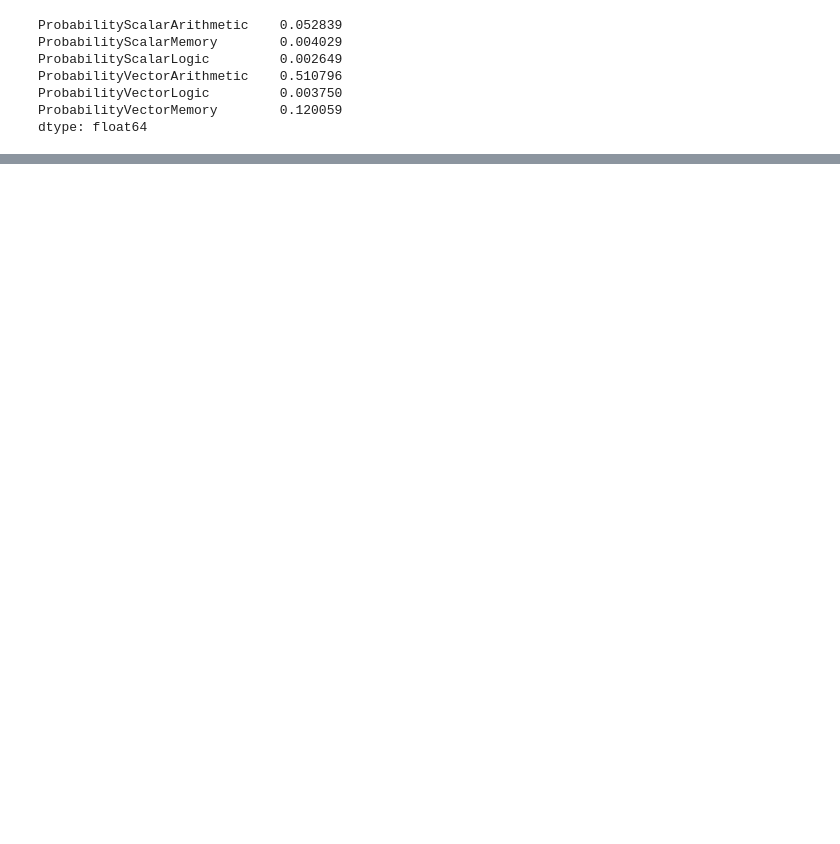
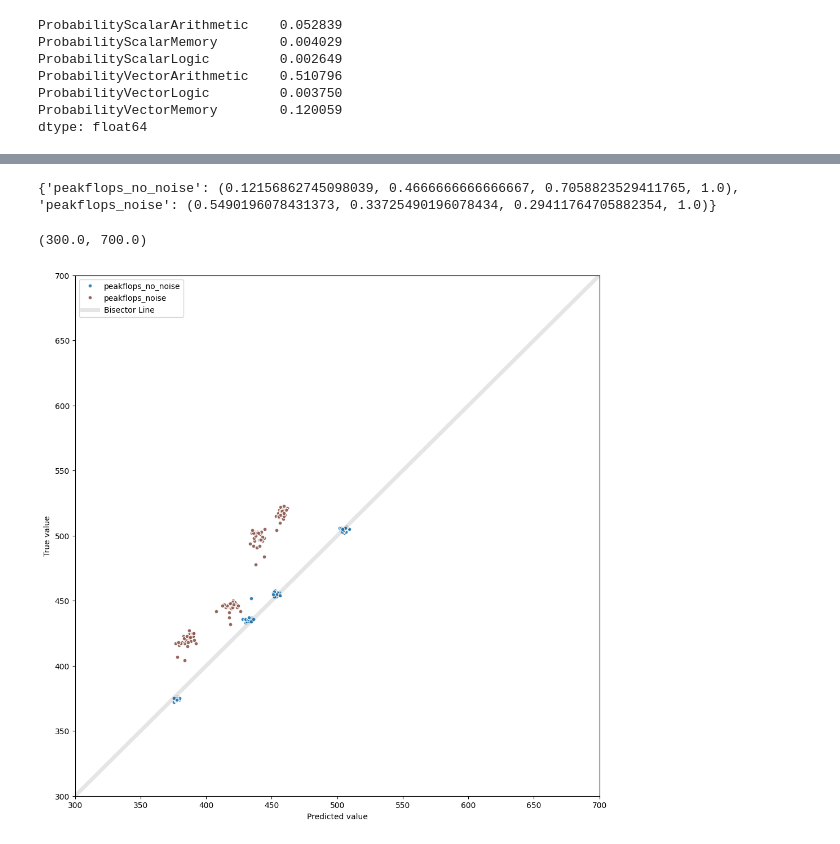
Before and after one commit to NiccoloTosato/PowerBenchmarks, a Jupyter notebook: final_plot.ipynb, the cells around one changed output, grey strips where cells are left out. Drawn from its saved outputs; the diff is of its cells as text; code cells hidden in the pictures; blank space fills up the shorter version.

Commit message:
New noise results, correct

```diff
--- a/final_plot.ipynb
+++ b/final_plot.ipynb
@@ -355,7 +368,7 @@ def normalize_model1(df):
     return df
 # %%
 def load_df_list_train_noise():
-    directory_list=["results_1500/results_no_noise","results_1500/results_noise"]
+    directory_list=["results_1500/results_no_noise"]
 
     #directory_list=["results_1500/results_32"]
     df_list=list()
@@ -367,11 +380,15 @@ def load_df_list_train_noise():
                     if "no_noise" in directory:
                         bench_name="peakflops_no_noise"
                         cores=int(filename.split("_")[1].split(".")[0])
+                        print(filename)
+                    else:
+                        bench_name="peakflops_noise"
+                        cores=int(filename.split("_")[1].split(".")[0])
                     #df["name"]=directory+filename[]
                     df["name"]=bench_name
                     df["cores"]=cores
                     df_list.append(df)
-                    #df_list.append(df.iloc[2:20])
+                    #df_list.append(df.iloc[2:30])
                     #print(type(df_list[-1]))
                     #print(f"Opened file: {filename}")
                     #print(df.head())  # prints the first 5 rows of each CSV file
@@ -379,7 +396,8 @@ def load_df_list_train_noise():
                 except Exception as e:
                     print(e)
     return df_list
-def load_df_list_test():
+
+def load_df_list_test_noise():
     directory_list=["results_1500/results_no_noise","results_1500/results_noise"]
 
     #directory_list=["results_1500/results_32"]
@@ -399,7 +417,7 @@ def load_df_list_test():
                     df["name"]=bench_name
                     df["cores"]=cores
                     df_list.append(df)
-                    #df_list.append(df.iloc[2:20])
+                    #df_list.append(df.iloc[2:30])
                     #print(type(df_list[-1]))
                     #print(f"Opened file: {filename}")
                     #print(df.head())  # prints the first 5 rows of each CSV file
@@ -408,7 +426,14 @@ def load_df_list_test():
                     print(e)
     return df_list
 # %%
-df_list_train= load_df_list_train()
+independent_variables=["ProbabilityScalarArithmetic",
+                       "ProbabilityScalarLogic", 	"ProbabilityScalarMemory",
+                       "ProbabilityScalarBranch", 	"ProbabilityScalarJump",
+                       "ProbabilityVectorArithmetic", 	"ProbabilityVectorLogic",
+                       "ProbabilityVectorMemory", 	"ProbabilityVectorBranch",
+                       "ProbabilityVectorJump"]
+
+df_list_train= load_df_list_train_noise()
 df = pd.concat(df_list_train)
 df["Total_power"]=df["PSUPower0"]+df["PSUPower1"]
 #df=df[ (df["SystemCpuUsage"] < 7) | (df["Total_power"] > 400)]
@@ -430,5 +471,5 @@ for name,value in zip(independent_variables,coeff_1):
 # %%
-df= load_df_list_test()
+df= load_df_list_test_noise()
 df = pd.concat(df)
 # Example usage:
 cores_to_color = assign_colors(df["cores"])
@@ -444,33 +485,37 @@ plt.figure(figsize=(12,12))
 for df in df_list_test:
 #df = pd.concat(df_list_test)
     df["Total_power"]=df["PSUPower0"]+df["PSUPower1"]
-    df=df[ (df["SystemCpuUsage"] < 7) | (df["Total_power"] > 400)]
+    #df=df[ (df["SystemCpuUsage"] < 7) | (df["Total_power"] > 400)]
 
     #df1=df[ (df["SystemCpuUsage"] < 40) | (df["Total_power"] > 425)].copy()
     df1 = normalize_model1(df.copy())
     prediction=list()
     if True:
         for row in df1[independent_variables].to_numpy():
             #print(row)
             prediction.append(row@coeff_1[:-1] + intercept_1)
         df1["prediction"]=prediction
         if len(df) <1:
             continue
         test_name=df1["name"].iloc[0]
         cores=df1["cores"].iloc[0]
         plt.plot(df1["prediction"],df1["Total_power"], 'o',
                  markersize=5,
                  alpha=0.9,
                  fillstyle='full',
                  markeredgecolor='white',
                  markeredgewidth=1,label=test_name,color=name_to_color[test_name])
 
 plt.plot([0,700],[0,700], '-k', linewidth=5, alpha=0.1, label='Bisector Line')
 handles, labels = plt.gca().get_legend_handles_labels()
 by_label = dict(zip(labels, handles))
 plt.legend(by_label.values(), by_label.keys())
 plt.ylabel("True value")
 plt.xlabel("Predicted value")
 plt.xlim([300,700])
 plt.ylim([300,700])
+# %% [output]
+{'peakflops_no_noise': (0.12156862745098039, 0.4666666666666667, 0.7058823529411765, 1.0), 'peakflops_noise': (0.5490196078431373, 0.33725490196078434, 0.29411764705882354, 1.0)}
+(300.0, 700.0)
+[figure, added]
 # %%
```
Also changed, not shown: parts of 12 cells of this notebook, 7 other files.
